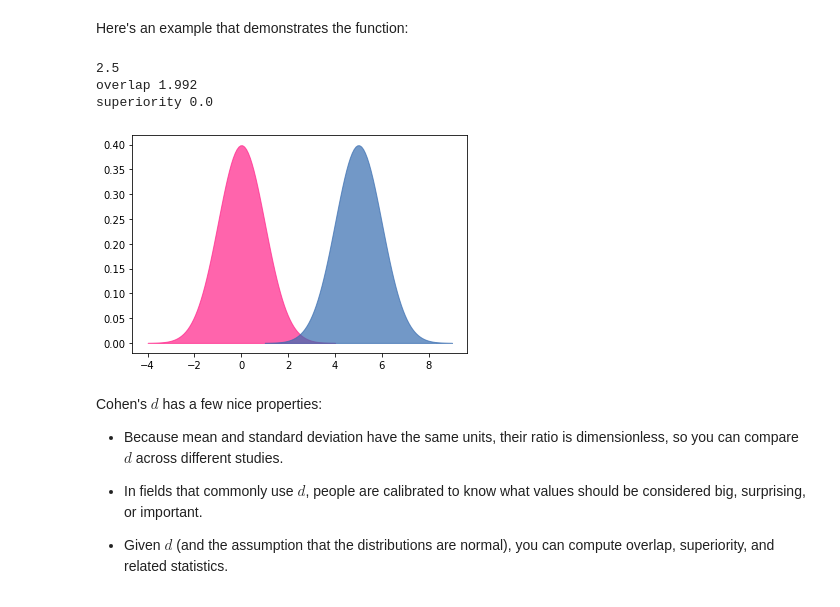
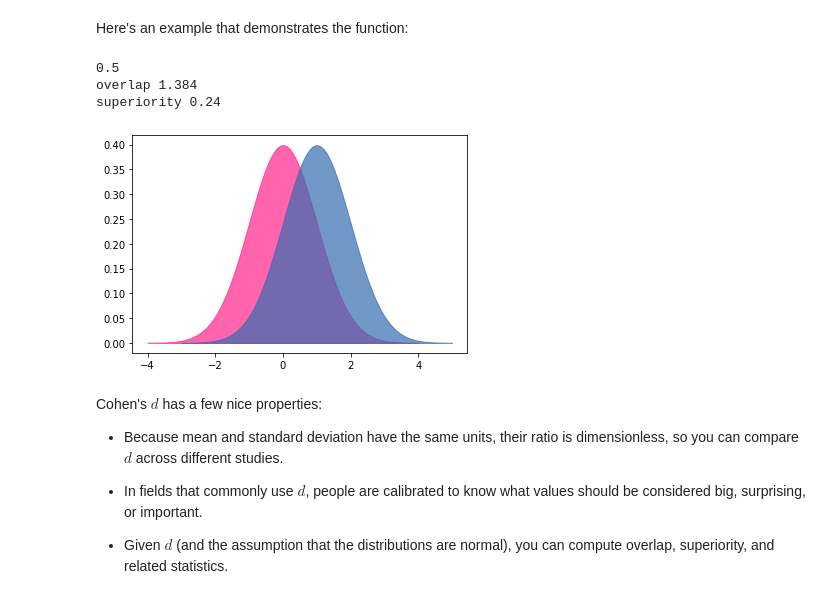
Before and after one commit to daveajstearns/dsc-effect-sizes-nyc-ds-021720, a Jupyter notebook: index.ipynb, the cells around one changed output. Cells and saved outputs as stored; diff of their text form; code cells hidden in the pictures.

```diff
--- a/index.ipynb
+++ b/index.ipynb
@@ -432,13 +432,13 @@ def plot_pdfs(cohen_d=2):
 # %% [markdown]
 Here's an example that demonstrates the function:
 # %%
-plot_pdfs(10)
+plot_pdfs(1)
 # Try changing the d value and observe the effect on the outcome below
 # %% [output]
-2.5
-overlap 1.992
-superiority 0.0
+0.5
+overlap 1.384
+superiority 0.24
-[figure, old version]
+[figure, new version]
 # %% [markdown]
 Cohen's $d$ has a few nice properties:
 
```
